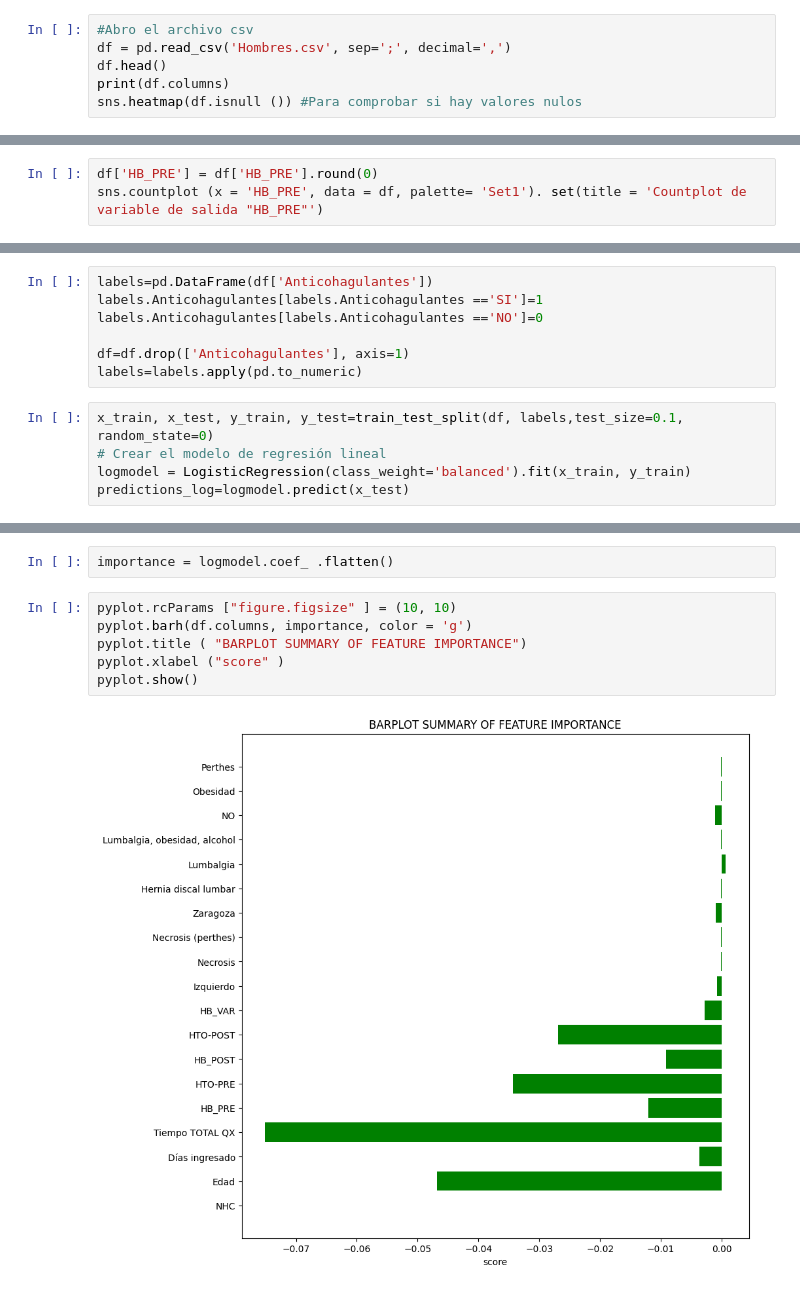
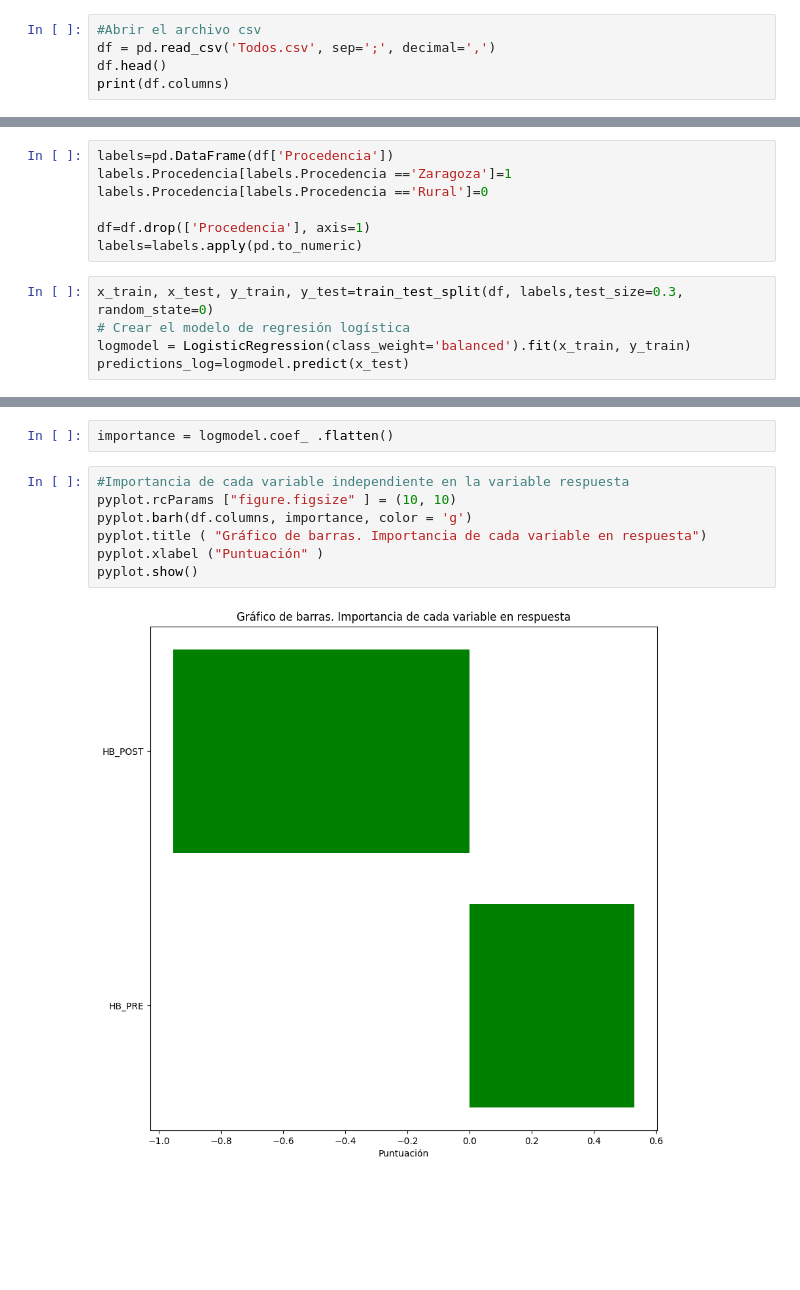
Before and after one commit to danielsanzz/Mineria_Procesos_TFG, a Jupyter notebook: logistic_regression.ipynb, the cells around one changed output, grey strips where cells are left out. Drawn from its saved outputs; the diff is of its cells as text; blank space fills up the shorter version.

Commit message:
Código definitivo de todo el trabajo

```diff
--- a/logistic_regression.ipynb
+++ b/logistic_regression.ipynb
@@ -10,8 +10,7 @@ from matplotlib import pyplot
 # %%
-#Abro el archivo csv
-df = pd.read_csv('Hombres.csv', sep=';', decimal=',')
+#Abrir el archivo csv
+df = pd.read_csv('Todos.csv', sep=';', decimal=',')
 df.head()
 print(df.columns)
-sns.heatmap(df.isnull ()) #Para comprobar si hay valores nulos
 # %% [output]
 Index(['NHC', 'Edad', 'Sexo', 'Lado', 'Anticohagulantes',
@@ -28,3 +25,0 @@ Index(['NHC', 'Edad', 'Sexo', 'Lado', 'Anticohagulantes',
-# %%
-df['HB_PRE'] = df['HB_PRE'].round(0)
-sns.countplot (x = 'HB_PRE', data = df, palette= 'Set1'). set(title = 'Countplot de variable de salida "HB_PRE"')
@@ -99,12 +68,12 @@ Index(['NHC', 'Edad', 'Anticohagulantes', 'Días ingresado', 'Tiempo TOTAL QX',
 # %%
-labels=pd.DataFrame(df['Anticohagulantes'])
-labels.Anticohagulantes[labels.Anticohagulantes =='SI']=1
-labels.Anticohagulantes[labels.Anticohagulantes =='NO']=0
+labels=pd.DataFrame(df['Procedencia'])
+labels.Procedencia[labels.Procedencia =='Zaragoza']=1
+labels.Procedencia[labels.Procedencia =='Rural']=0
 
-df=df.drop(['Anticohagulantes'], axis=1)
+df=df.drop(['Procedencia'], axis=1)
 labels=labels.apply(pd.to_numeric)
 # %%
-x_train, x_test, y_train, y_test=train_test_split(df, labels,test_size=0.1, random_state=0)
-# Crear el modelo de regresión lineal
+x_train, x_test, y_train, y_test=train_test_split(df, labels,test_size=0.3, random_state=0)
+# Crear el modelo de regresión logística
 logmodel = LogisticRegression(class_weight='balanced').fit(x_train, y_train)
 predictions_log=logmodel.predict(x_test)
@@ -122,10 +136,11 @@ weighted avg       0.44      0.67      0.53         3
 # %%
 importance = logmodel.coef_ .flatten()
 # %%
+#Importancia de cada variable independiente en la variable respuesta
 pyplot.rcParams ["figure.figsize" ] = (10, 10)
 pyplot.barh(df.columns, importance, color = 'g')
-pyplot.title ( "BARPLOT SUMMARY OF FEATURE IMPORTANCE")
-pyplot.xlabel ("score" )
+pyplot.title ( "Gráfico de barras. Importancia de cada variable en respuesta")
+pyplot.xlabel ("Puntuación" )
 pyplot.show()
 # %% [output]
-[figure, old version]
+[figure, new version]
```
Also changed, not shown: parts of 14 cells of this notebook, 5 other files.
